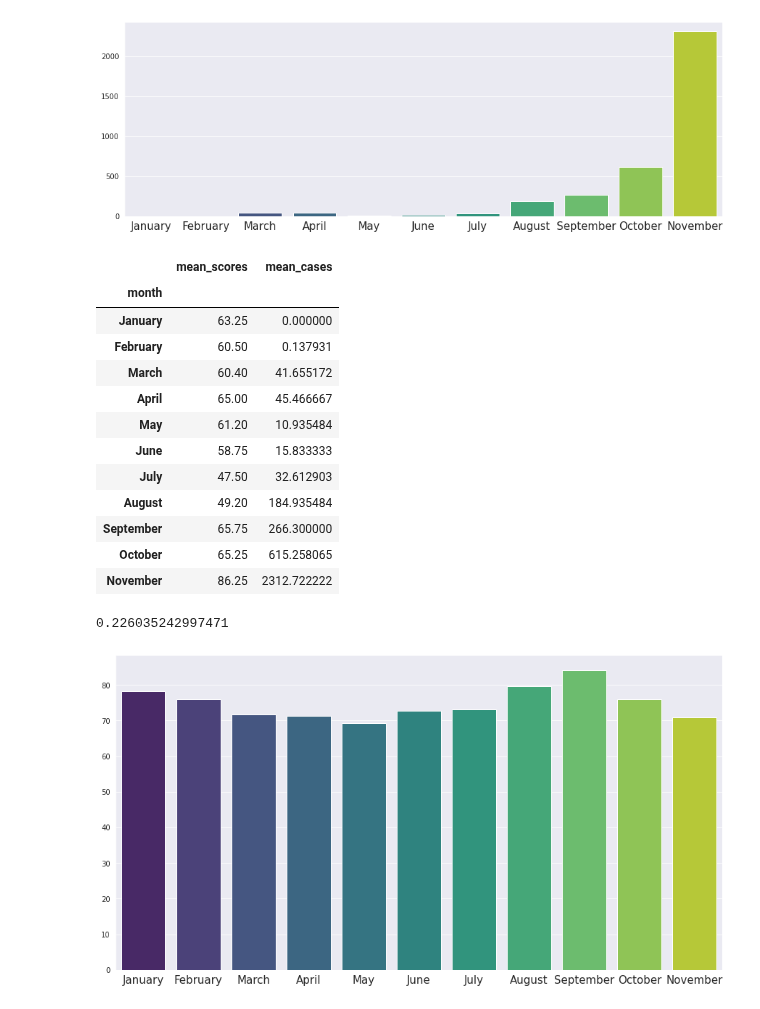
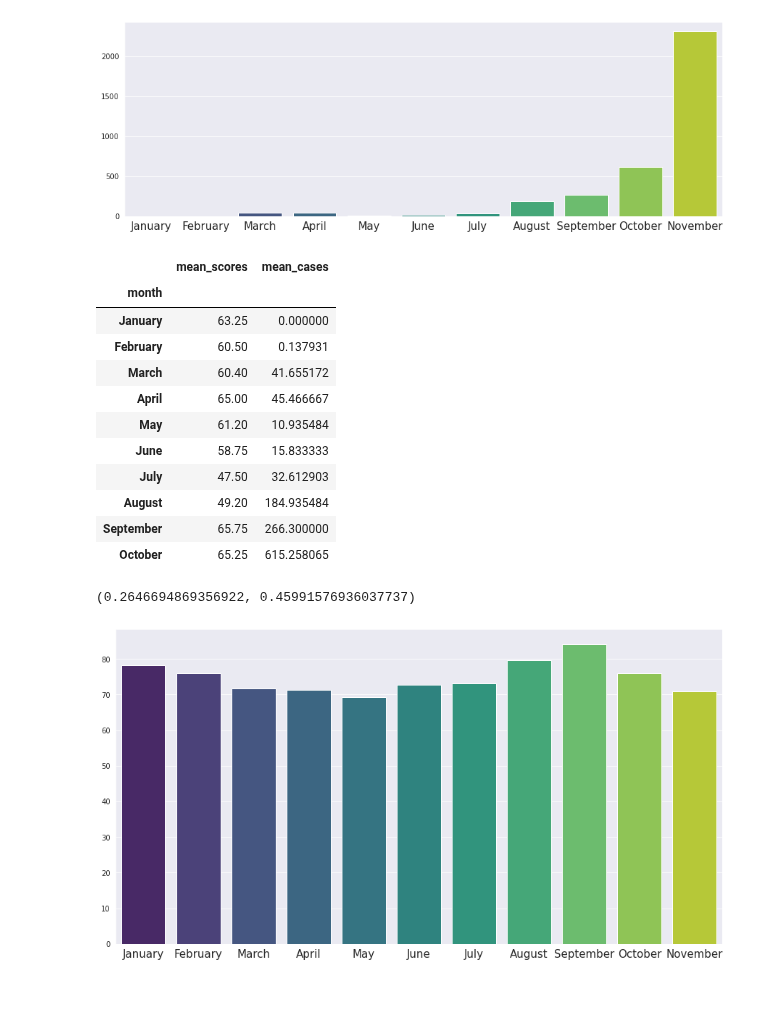
Before and after one commit to lkostakis/data-mining-covid19, a Jupyter notebook: ask5.ipynb, the cells around one changed output. Saved outputs shown, nothing was run; the diff lists cells and outputs as text; code cells hidden in the pictures.

```diff
--- a/ask5.ipynb
+++ b/ask5.ipynb
@@ -59,38 +59,39 @@ s.set_xticklabels(months, fontsize=15);
 # %%
 from datetime import datetime
 cross_df = pd.DataFrame({"mean_scores": mean_books, "mean_cases":mean_greece})
 
 cross_df.index+=1
 months = np.array([])
 
 for x in cross_df.index:
     datetime_object = datetime.strptime(str(x), "%m")
     full_month_name = datetime_object.strftime("%B")
     months = np.append(months,full_month_name)
 cross_df = cross_df.set_index(months)
 cross_df.index.name = 'month'
+
+# Remove the outlier
+cross_df = cross_df.drop('November')
+cross_df
+# %% [output]
+|  | mean_scores | mean_cases |
+| month |  |  |
+| January | 63.25 | 0.000000 |
+| February | 60.50 | 0.137931 |
+| March | 60.40 | 41.655172 |
+| April | 65.00 | 45.466667 |
+| May | 61.20 | 10.935484 |
+| June | 58.75 | 15.833333 |
+| July | 47.50 | 32.612903 |
+| August | 49.20 | 184.935484 |
+| September | 65.75 | 266.300000 |
+| October | 65.25 | 615.258065 |
-# %%
-cross_df
-# %% [output]
-|  | mean_scores | mean_cases |
-| month |  |  |
-| January | 63.25 | 0.000000 |
-| February | 60.50 | 0.137931 |
-| March | 60.40 | 41.655172 |
-| April | 65.00 | 45.466667 |
-| May | 61.20 | 10.935484 |
-| June | 58.75 | 15.833333 |
-| July | 47.50 | 32.612903 |
-| August | 49.20 | 184.935484 |
-| September | 65.75 | 266.300000 |
-| October | 65.25 | 615.258065 |
-| November | 86.25 | 2312.722222 |
 # %%
-from scipy.stats import ttest_ind
-ttest1 = ttest_ind(cross_df.mean_scores, cross_df.mean_cases, nan_policy='omit')
-ttest1.pvalue
+from scipy.stats import pearsonr
+pearson1 = pearsonr(cross_df.mean_scores, cross_df.mean_cases)
+pearson1
 # %% [output]
-0.226035242997471
+(0.2646694869356922, 0.45991576936037737)
 # %%
 import pandas as pd
 import numpy as np
```
Also changed, not shown: parts of 3 cells of this notebook, 3 other files.
